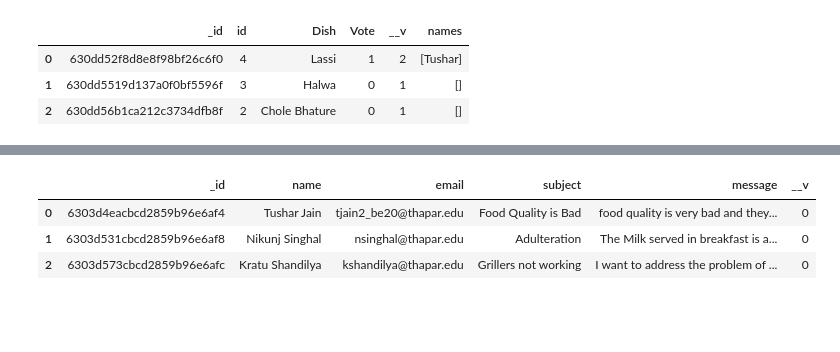
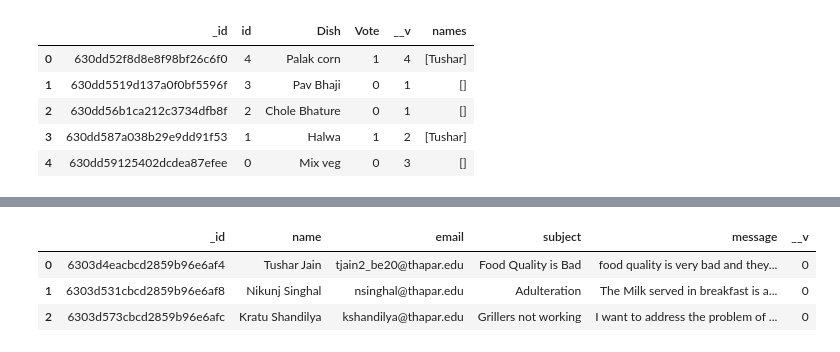
Before and after one commit to tusharjain2802/DINIFY-Mess-Management-System, a Jupyter notebook: Data_Analysis.ipynb, the cells around one changed output, grey strips where cells are left out. Saved outputs shown, nothing was run; the diff lists cells and outputs as text; code cells hidden in the pictures; blank space fills up the shorter version.

```diff
--- a/Data_Analysis.ipynb
+++ b/Data_Analysis.ipynb
@@ -7,12 +8,14 @@ db = client['MessManagement']
 # %%
 option = db['options']
 options = pd.DataFrame(list(option.find()))
-options.head(3)
+options
 # %% [output]
 |  | _id | id | Dish | Vote | __v | names |
-| 0 | 630dd52f8d8e8f98bf26c6f0 | 4 | Lassi | 1 | 2 | [Tushar] |
-| 1 | 630dd5519d137a0f0bf5596f | 3 | Halwa | 0 | 1 | [] |
+| 0 | 630dd52f8d8e8f98bf26c6f0 | 4 | Palak corn | 1 | 4 | [Tushar] |
+| 1 | 630dd5519d137a0f0bf5596f | 3 | Pav Bhaji | 0 | 1 | [] |
 | 2 | 630dd56b1ca212c3734dfb8f | 2 | Chole Bhature | 0 | 1 | [] |
+| 3 | 630dd587a038b29e9dd91f53 | 1 | Halwa | 1 | 2 | [Tushar] |
+| 4 | 630dd59125402dcdea87efee | 0 | Mix veg | 0 | 3 | [] |
 # %%
 image = db['images']
 images = pd.DataFrame(list(image.find()))
```
Also changed, not shown: parts of 5 cells of this notebook, 2 other files.
